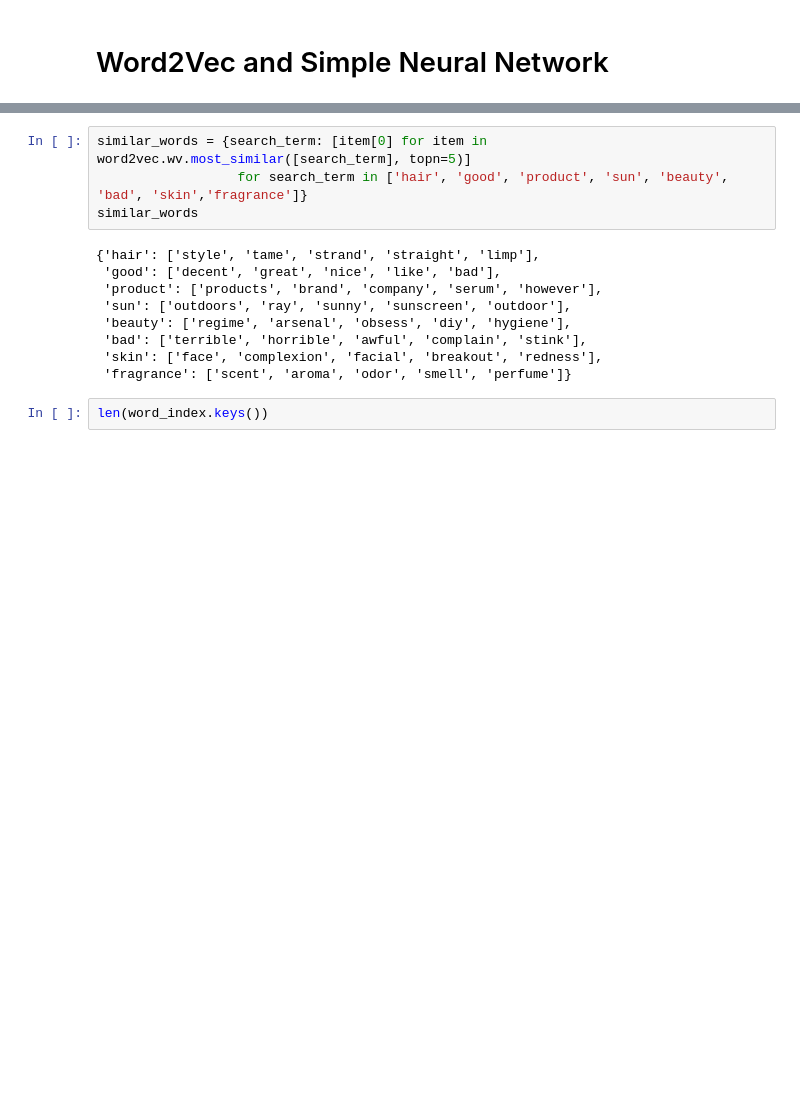
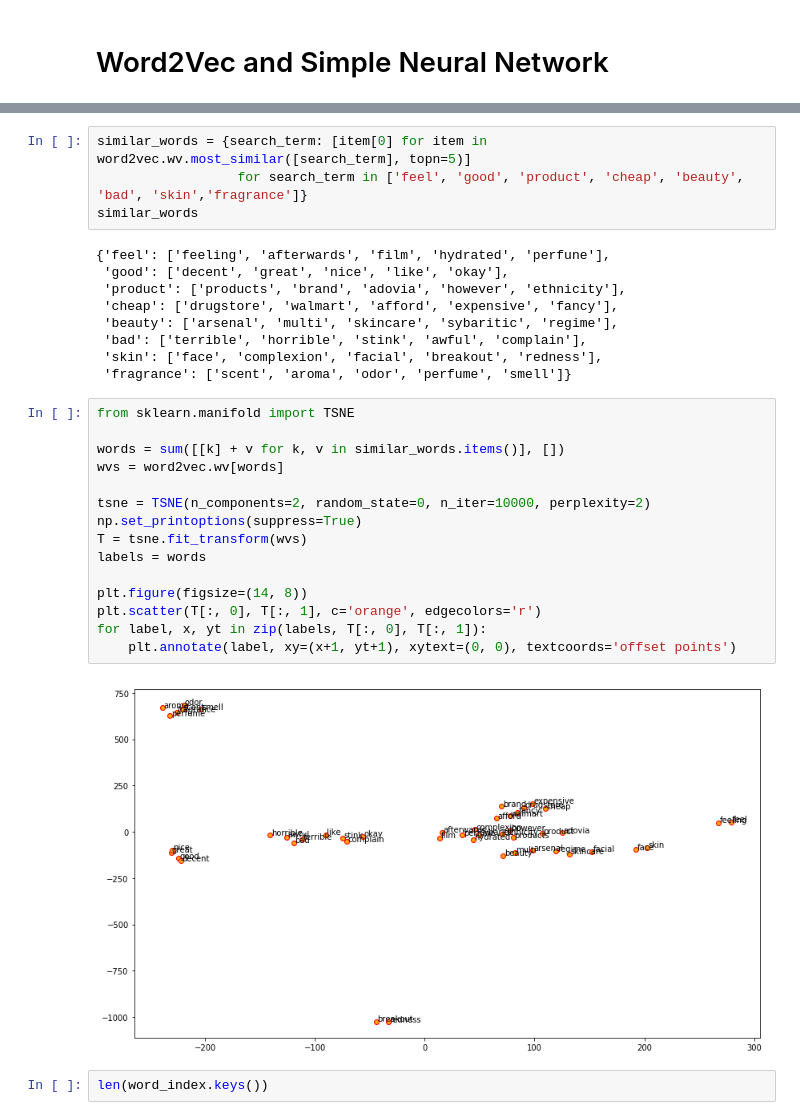
Before and after one commit to ShiningData/Capstone_Project-Sentiment_Analysis, a Jupyter notebook: Deliverables/Sentiment_Analysis-3_Word2Vec-Keras.ipynb, the cells around one changed output, grey strips where cells are left out. Cells and saved outputs as stored; diff of their text form; blank space fills up the shorter version.

```diff
--- a/Deliverables/Sentiment_Analysis-3_Word2Vec-Keras.ipynb
+++ b/Deliverables/Sentiment_Analysis-3_Word2Vec-Keras.ipynb
@@ -120,16 +121,33 @@ word2vec.train(my_text, total_examples=25026, epochs=10)
 # %%
 similar_words = {search_term: [item[0] for item in word2vec.wv.most_similar([search_term], topn=5)]
-                  for search_term in ['hair', 'good', 'product', 'sun', 'beauty', 'bad', 'skin','fragrance']}
+                  for search_term in ['feel', 'good', 'product', 'cheap', 'beauty', 'bad', 'skin','fragrance']}
 similar_words
 # %% [output]
-{'hair': ['style', 'tame', 'strand', 'straight', 'limp'],
- 'good': ['decent', 'great', 'nice', 'like', 'bad'],
- 'product': ['products', 'brand', 'company', 'serum', 'however'],
- 'sun': ['outdoors', 'ray', 'sunny', 'sunscreen', 'outdoor'],
- 'beauty': ['regime', 'arsenal', 'obsess', 'diy', 'hygiene'],
- 'bad': ['terrible', 'horrible', 'awful', 'complain', 'stink'],
+{'feel': ['feeling', 'afterwards', 'film', 'hydrated', 'perfune'],
+ 'good': ['decent', 'great', 'nice', 'like', 'okay'],
+ 'product': ['products', 'brand', 'adovia', 'however', 'ethnicity'],
+ 'cheap': ['drugstore', 'walmart', 'afford', 'expensive', 'fancy'],
+ 'beauty': ['arsenal', 'multi', 'skincare', 'sybaritic', 'regime'],
+ 'bad': ['terrible', 'horrible', 'stink', 'awful', 'complain'],
  'skin': ['face', 'complexion', 'facial', 'breakout', 'redness'],
- 'fragrance': ['scent', 'aroma', 'odor', 'smell', 'perfume']}
+ 'fragrance': ['scent', 'aroma', 'odor', 'perfume', 'smell']}
+# %%
+from sklearn.manifold import TSNE
+
+words = sum([[k] + v for k, v in similar_words.items()], [])
+wvs = word2vec.wv[words]
+
+tsne = TSNE(n_components=2, random_state=0, n_iter=10000, perplexity=2)
+np.set_printoptions(suppress=True)
+T = tsne.fit_transform(wvs)
+labels = words
+
+plt.figure(figsize=(14, 8))
+plt.scatter(T[:, 0], T[:, 1], c='orange', edgecolors='r')
+for label, x, yt in zip(labels, T[:, 0], T[:, 1]):
+    plt.annotate(label, xy=(x+1, yt+1), xytext=(0, 0), textcoords='offset points')
+# %% [output]
+[figure, added]
 # %%
 len(word_index.keys())
 # %% [output]
```
Also changed, not shown: parts of 5 cells of this notebook.
